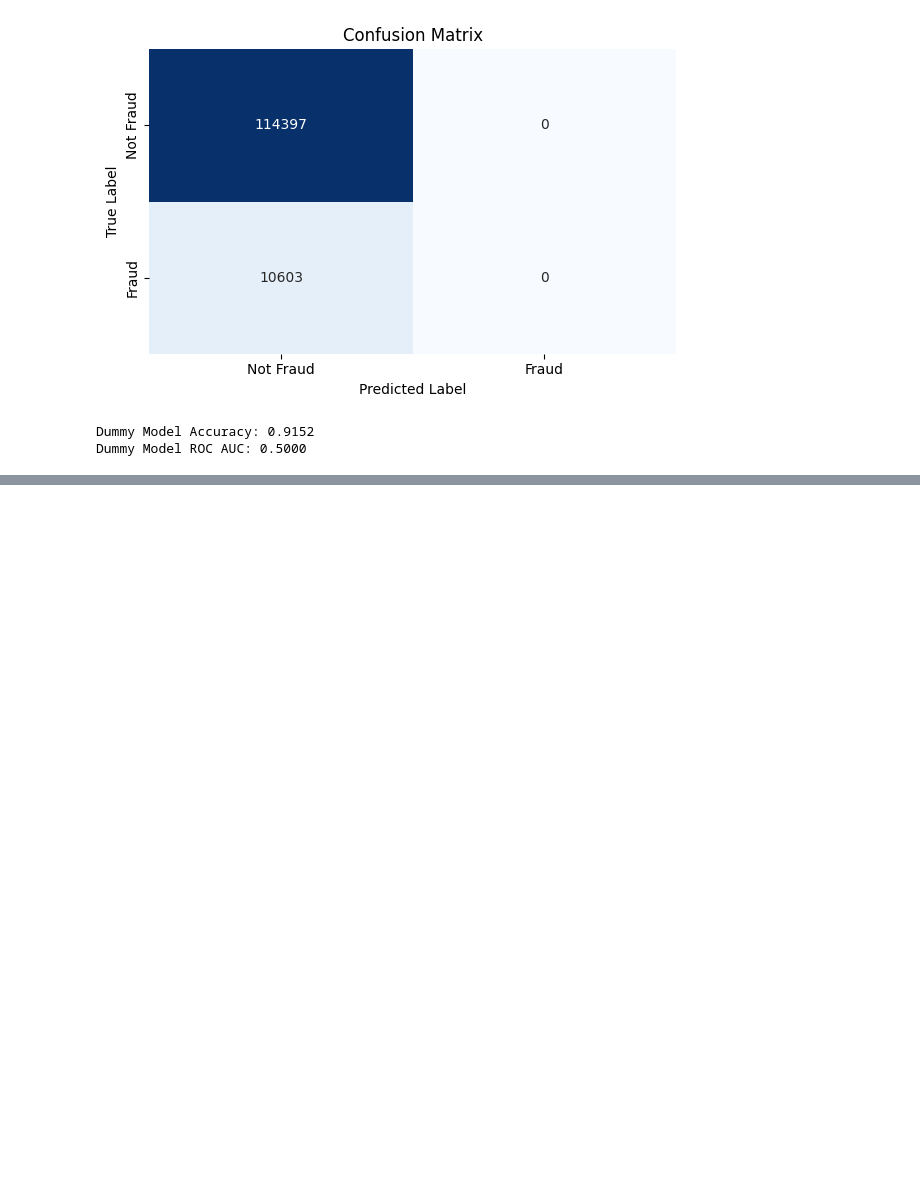
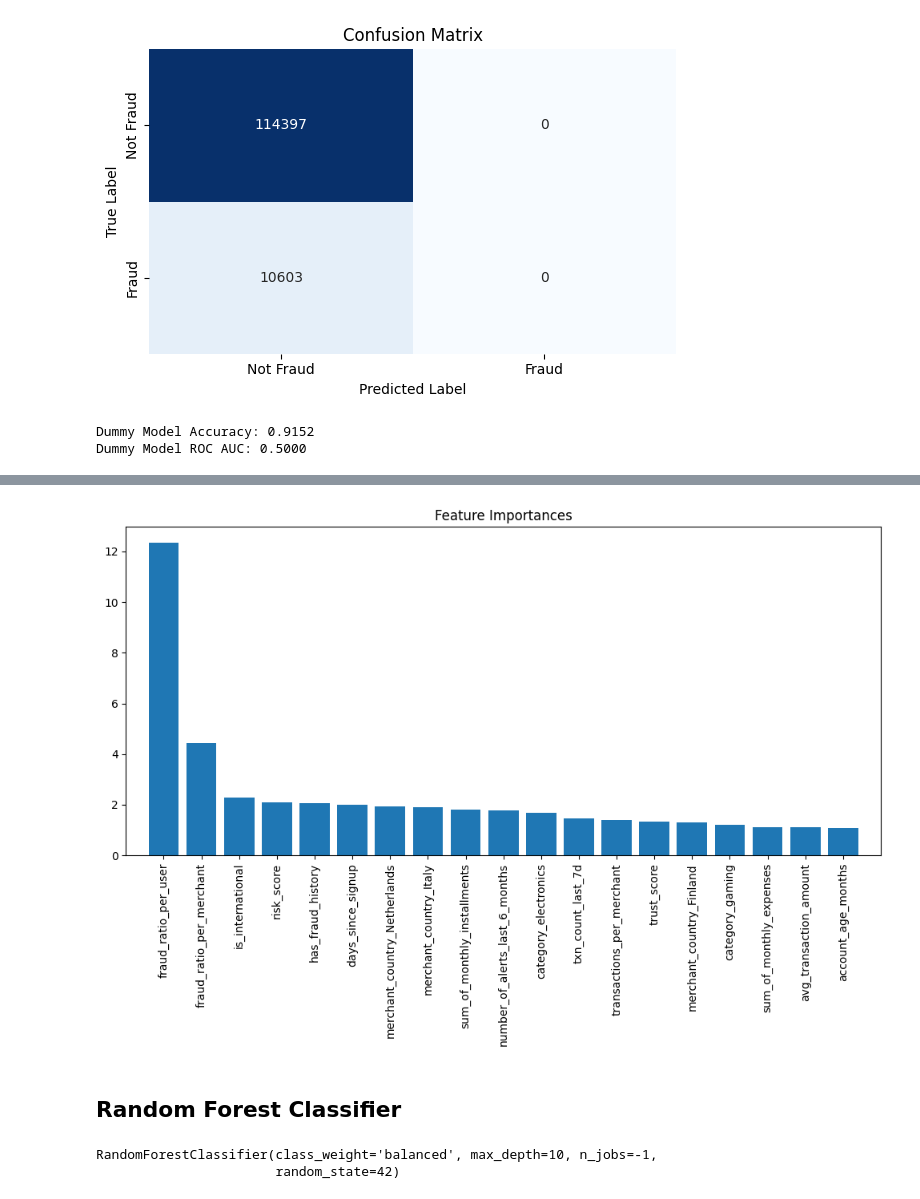
Before and after one commit to b-szczesniak/hackathon-entry, a Jupyter notebook: src/notebooks/model.ipynb, the cells around one changed output, grey strips where cells are left out. Saved outputs shown, nothing was run; the diff lists cells and outputs as text; code cells hidden in the pictures; blank space fills up the shorter version.

```diff
--- a/src/notebooks/model.ipynb
+++ b/src/notebooks/model.ipynb
@@ -204,0 +270,26 @@ Dummy Model ROC AUC: 0.5000
+# %%
+importances = np.abs(model.coefs_[0]).sum(axis=1)
+indices = np.argsort(importances)[::-1]
+plt.figure(figsize=(10, 7))
+plt.title('Feature Importances')
+plt.bar(range(X.shape[1]), importances[indices], align='center')
+plt.xticks(range(X.shape[1]), np.array(df.columns.difference([TARGET]))[indices], rotation=90)
+plt.xlim([-1, X.shape[1]])
+plt.tight_layout()
+plt.show()
+# %% [output]
+[figure, added]
+# %% [markdown]
+## Random Forest Classifier
+# %%
+rf = RandomForestClassifier(
+    n_estimators=100,
+    max_depth=10,
+    random_state=42,
+    class_weight='balanced',
+    n_jobs=-1
+)
+rf.fit(X_train, y_train)
+# %% [output]
+RandomForestClassifier(class_weight='balanced', max_depth=10, n_jobs=-1,
+                       random_state=42)
```
Also changed, not shown: parts of 14 cells of this notebook, 1 other file.
